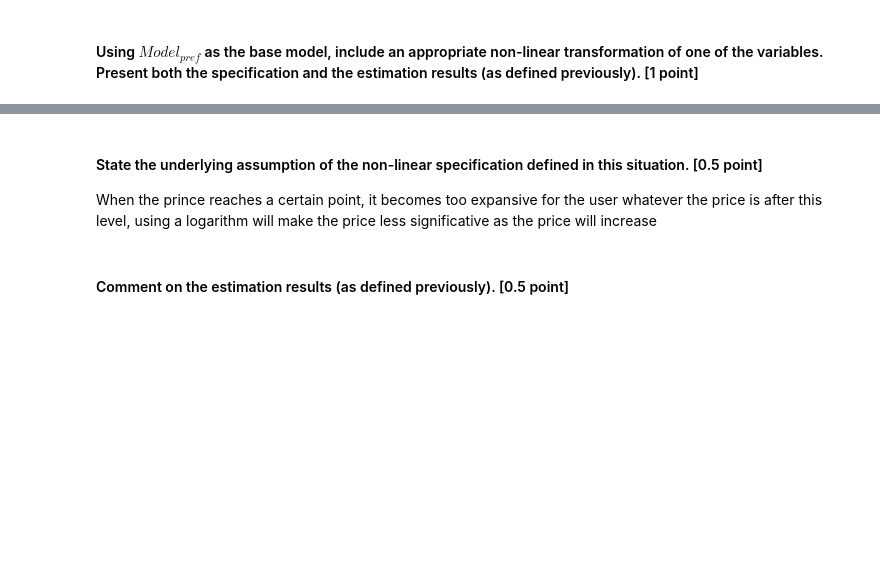
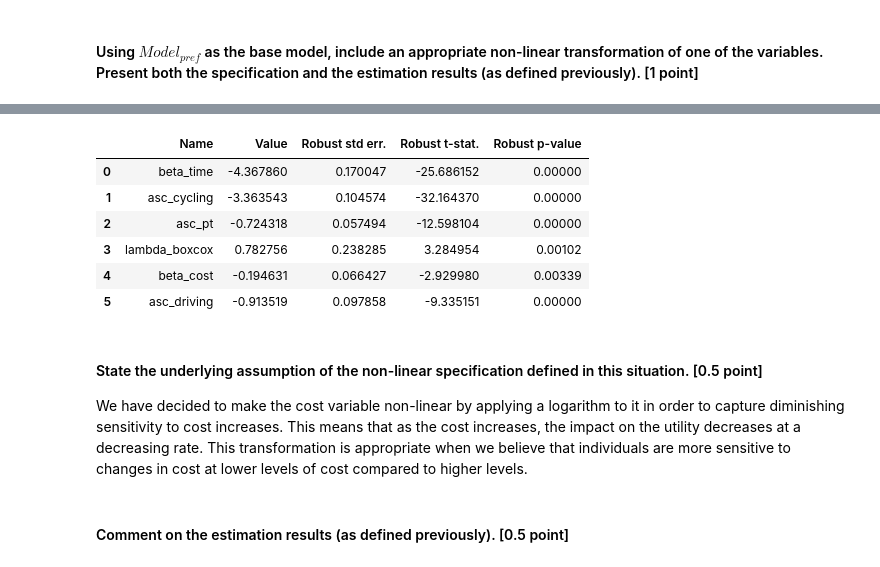
Before and after one commit to timentpe/mcb_groupe_E, a Jupyter notebook: notebook_E.ipynb, the cells around one changed output, grey strips where cells are left out. Saved outputs shown, nothing was run; the diff lists cells and outputs as text; code cells hidden in the pictures; blank space fills up the shorter version.

Commit message:
End of model 3 - Comparison with model 0 done

```diff
--- a/notebook_E.ipynb
+++ b/notebook_E.ipynb
@@ -142,0 +170,36 @@ model_pref = "model_0" # Basic prefferenced model before creation of model 1 & 2
+# %%
+# Define the ASC to be estimated
+asc_pt = Beta('asc_pt', 0, None, None, 0)
+asc_cycling = Beta('asc_cycling', 0, None, None, 0)
+asc_driving = Beta('asc_driving', 0, None, None, 0)
+
+# Define the Betas to be estimated
+beta_cost = Beta('beta_cost', 0, None, None, 0)
+beta_time = Beta('beta_time', 0, None, None, 0)
+# %%
+# Box-Cox transformation of costs
+lambda_boxcox = Beta('lambda_boxcox', 1.01, -10, 10, 0) # Can't put 1 as it creates a log and it is impossible due to values equal to 0 in the cost variable
+boxcox_cost_transit = models.boxcox(cost_transit, lambda_boxcox)
+boxcox_cost_drive = models.boxcox(cost_drive, lambda_boxcox)
+# %%
+# Define the utility functions
+v_walking = dur_walking * beta_time
+v_cycling = asc_cycling + dur_cycling * beta_time
+v_pt = asc_pt + dur_pt_tot * beta_time + boxcox_cost_transit * beta_cost
+v_drive = asc_driving + dur_driving * beta_time + boxcox_cost_drive * beta_cost
+
+# Define the association between alternatives and utility functions
+V = {1: v_walking,
+     2: v_cycling,
+     3: v_pt,
+     4: v_drive}
+
+# Define the logit model
+logprob = models.loglogit(V, None, travel_mode)
+
+# Initialisation of the Biogeme object
+model_3 = bio.BIOGEME(database, logprob)
+model_3.model_name = 'model_3'
+# %%
+results_model_3 = model_3.estimate()
+print(results_model_3.print_general_statistics())
@@ -143,6 +219,16 @@ model_pref = "model_0" # Basic prefferenced model before creation of model 1 & 2
+# %%
+get_pandas_estimated_parameters(estimation_results=results_model_3)
+# %% [output]
+|  | Name | Value | Robust std err. | Robust t-stat. | Robust p-value |
+| 0 | beta_time | -4.367860 | 0.170047 | -25.686152 | 0.00000 |
+| 1 | asc_cycling | -3.363543 | 0.104574 | -32.164370 | 0.00000 |
+| 2 | asc_pt | -0.724318 | 0.057494 | -12.598104 | 0.00000 |
+| 3 | lambda_boxcox | 0.782756 | 0.238285 | 3.284954 | 0.00102 |
+| 4 | beta_cost | -0.194631 | 0.066427 | -2.929980 | 0.00339 |
+| 5 | asc_driving | -0.913519 | 0.097858 | -9.335151 | 0.00000 |
 # %% [markdown]
 #### State the underlying assumption of the non-linear specification defined in this situation. [0.5 point]
 
-When the prince reaches a certain point, it becomes too expansive for the user whatever the price is after this level, using a logarithm will make the price less significative as the price will increase
+We have decided to make the cost variable non-linear by applying a logarithm to it in order to capture diminishing sensitivity to cost increases. This means that as the cost increases, the impact on the utility decreases at a decreasing rate. This transformation is appropriate when we believe that individuals are more sensitive to changes in cost at lower levels of cost compared to higher levels.
 # %% [markdown]
 #### Comment on the estimation results (as defined previously). [0.5 point]
```
Also changed, not shown: parts of 17 cells of this notebook.
